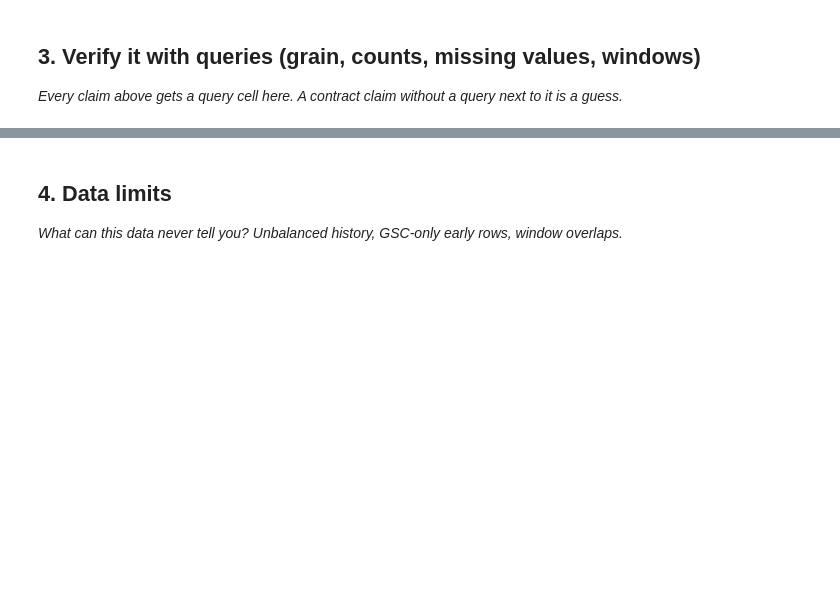
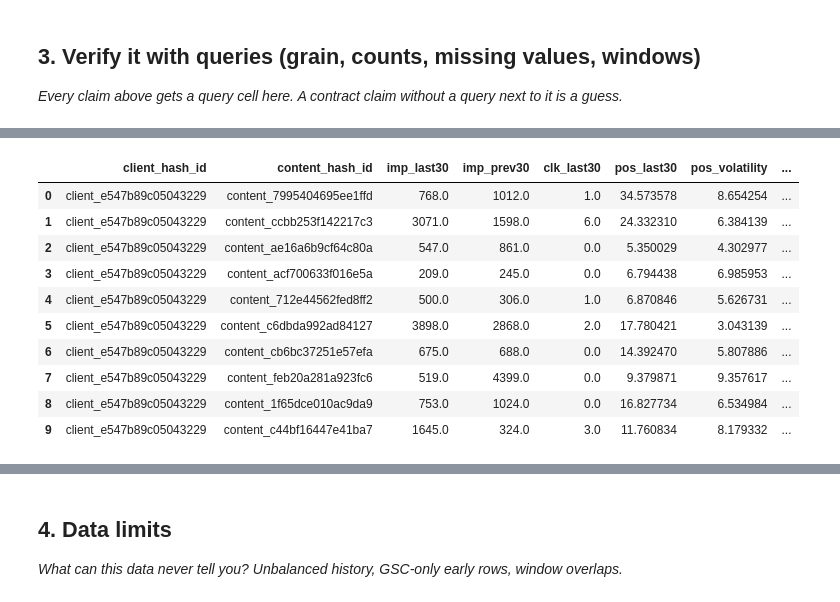
Before and after one commit to SIDRAATTIQUE/flyrank-machine-learning, a Jupyter notebook: work/notebooks/w03_data_contract.ipynb, the cells around one changed output, grey strips where cells are left out. Saved outputs shown, nothing was run; the diff lists cells and outputs as text; code cells hidden in the pictures; blank space fills up the shorter version.

```diff
--- a/work/notebooks/w03_data_contract.ipynb
+++ b/work/notebooks/w03_data_contract.ipynb
@@ -20,0 +152,76 @@ This skeleton is yours to fill. Work the sections **in order** — each one has
+# %%
+# ============================================
+# BUILD FEATURE FRAME
+# Using fact_daily (full table) with a
+# mid-panel month (March 2026)
+# NOT the sample table (which is June 2026 only)
+# ============================================
+
+print("Building feature frame from full warehouse...")
+print("This may take 2-5 minutes on Colab free tier...")
+print()
+
+feature_frame = con.sql(f"""
+    WITH
+    -- Step 1: Find the reference date
+    -- We use March 31 2026 as our decision point
+    bounds AS (
+        SELECT DATE '2026-03-31' AS end_d,
+               DATE '2026-03-01' AS start_d
+    ),
+
+    -- Step 2: Calculate features per content item
+    features AS (
+        SELECT
+            f.client_hash_id,
+            f.content_hash_id,
+
+            -- Feature 1: Impressions in March 2026
+            SUM(CASE WHEN f.report_date >= b.start_d
+                THEN f.gsc_impressions ELSE 0 END) AS imp_last30,
+
+            -- Feature 2: Impressions in February 2026
+            SUM(CASE WHEN f.report_date >= DATE '2026-02-01'
+                AND f.report_date < b.start_d
+                THEN f.gsc_impressions ELSE 0 END) AS imp_prev30,
+
+            -- Feature 3: Clicks in March 2026
+            SUM(CASE WHEN f.report_date >= b.start_d
+                THEN f.gsc_clicks ELSE 0 END) AS clk_last30,
+
+            -- Feature 4: Average position in March 2026
+            AVG(CASE WHEN f.report_date >= b.start_d
+                THEN f.gsc_avg_position END) AS pos_last30,
+
+            -- Feature 5: Position volatility (how unstable ranking is)
+            STDDEV(f.gsc_avg_position) AS pos_volatility,
+
+            -- Count of days with data
+            COUNT(DISTINCT f.report_date) AS days_of_data
+
+        FROM {TABLES['fact_daily']} f, bounds b
+
+        -- Only look at Feb and March 2026
+        WHERE f.report_date >= DATE '2026-02-01'
+          AND f.report_date <= b.end_d
+
+        GROUP BY 1, 2
+
+        -- Only keep pages with some history in February
+        HAVING imp_prev30 >= 10
+    )
+    SELECT * FROM features
+    LIMIT 5000
+""").df()
+
+print(f"✅ Feature frame built: {len(feature_frame):,} content items")
+print()
+print("Feature availability explanation:")
+print("  imp_last30    → Knowable: GSC records impressions daily")
+print("  imp_prev30    → Knowable: historical data from February 2026")
+print("  clk_last30    → Knowable: clicks recorded daily by GSC")
+print("  pos_last30    → Knowable: avg position is a daily GSC metric")
+print("  pos_volatility→ Knowable: calculated from past position history only")
+print()
+display(feature_frame.head(10))
+# %% [output]
@@ -20,0 +239,11 @@ This skeleton is yours to fill. Work the sections **in order** — each one has
+|  | client_hash_id | content_hash_id | imp_last30 | imp_prev30 | clk_last30 | pos_last30 | pos_volatility | ... |
+| 0 | client_e547b89c05043229 | content_7995404695ee1ffd | 768.0 | 1012.0 | 1.0 | 34.573578 | 8.654254 | ... |
+| 1 | client_e547b89c05043229 | content_ccbb253f142217c3 | 3071.0 | 1598.0 | 6.0 | 24.332310 | 6.384139 | ... |
+| 2 | client_e547b89c05043229 | content_ae16a6b9cf64c80a | 547.0 | 861.0 | 0.0 | 5.350029 | 4.302977 | ... |
+| 3 | client_e547b89c05043229 | content_acf700633f016e5a | 209.0 | 245.0 | 0.0 | 6.794438 | 6.985953 | ... |
+| 4 | client_e547b89c05043229 | content_712e44562fed8ff2 | 500.0 | 306.0 | 1.0 | 6.870846 | 5.626731 | ... |
+| 5 | client_e547b89c05043229 | content_c6dbda992ad84127 | 3898.0 | 2868.0 | 2.0 | 17.780421 | 3.043139 | ... |
+| 6 | client_e547b89c05043229 | content_cb6bc37251e57efa | 675.0 | 688.0 | 0.0 | 14.392470 | 5.807886 | ... |
+| 7 | client_e547b89c05043229 | content_feb20a281a923fc6 | 519.0 | 4399.0 | 0.0 | 9.379871 | 9.357617 | ... |
+| 8 | client_e547b89c05043229 | content_1f65dce010ac9da9 | 753.0 | 1024.0 | 0.0 | 16.827734 | 6.534984 | ... |
+| 9 | client_e547b89c05043229 | content_c44bf16447e41ba7 | 1645.0 | 324.0 | 3.0 | 11.760834 | 8.179332 | ... |
```
Also changed, not shown: parts of 9 cells of this notebook.
